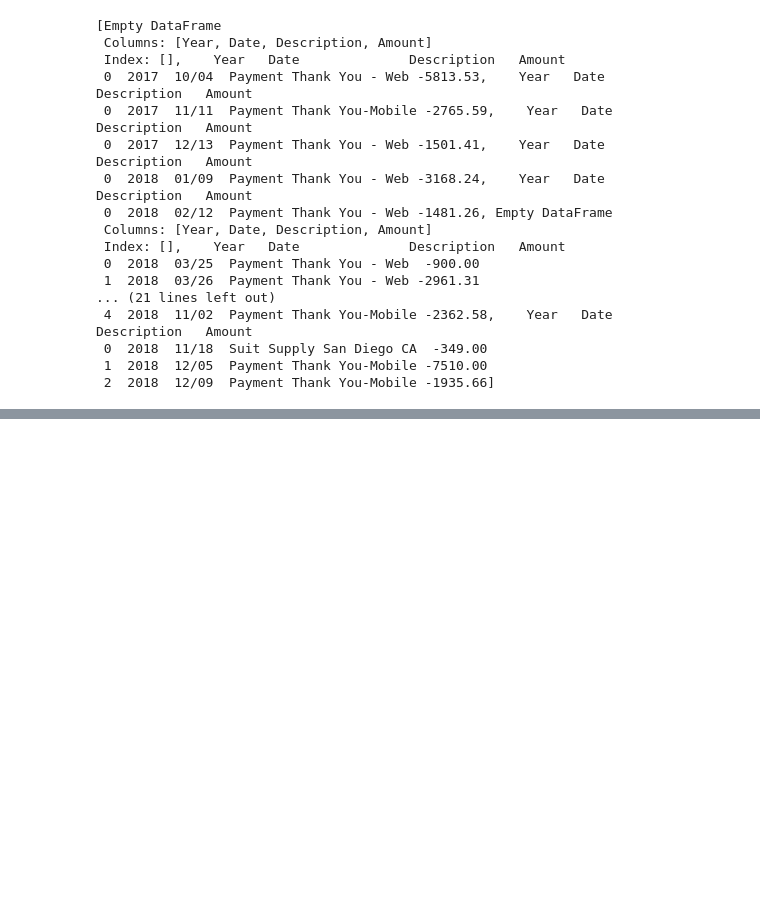
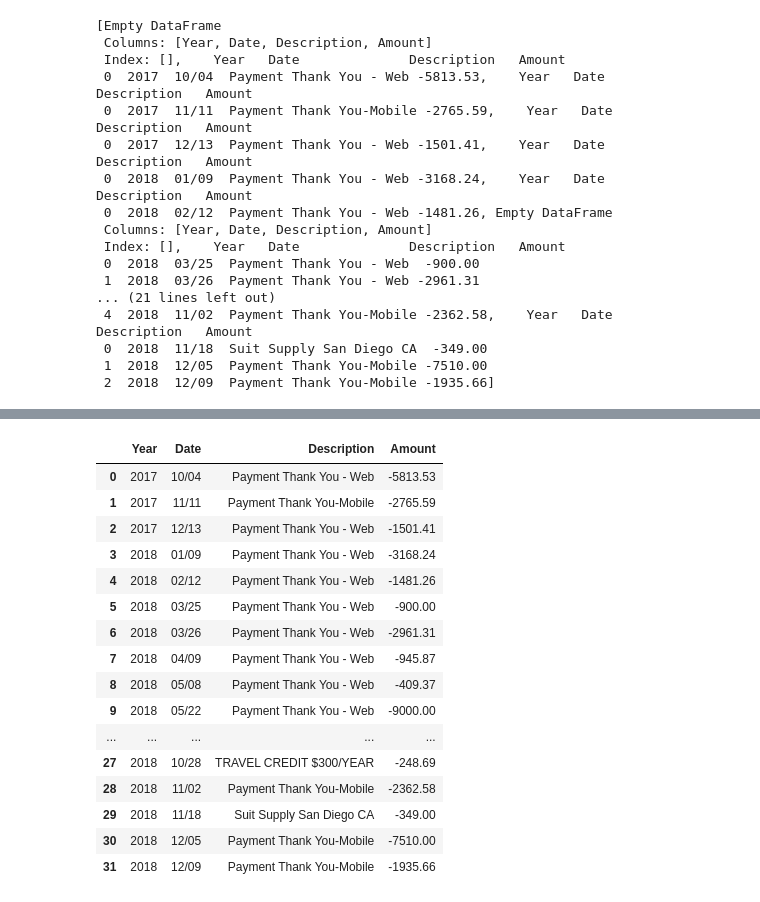
Before and after one commit to tonioteran/notebooks, a Jupyter notebook: chaseParser.ipynb, the cells around one changed output, grey strips where cells are left out. Drawn from its saved outputs; the diff is of its cells as text; code cells hidden in the pictures; blank space fills up the shorter version.

```diff
--- a/chaseParser.ipynb
+++ b/chaseParser.ipynb
@@ -204 +204,21 @@ expenses_master
 545 rows × 4 columns
+# %%
+payments_master
+# %% [output]
+|  | Year | Date | Description | Amount |
+| 0 | 2017 | 10/04 | Payment Thank You - Web | -5813.53 |
+| 1 | 2017 | 11/11 | Payment Thank You-Mobile | -2765.59 |
+| 2 | 2017 | 12/13 | Payment Thank You - Web | -1501.41 |
+| 3 | 2018 | 01/09 | Payment Thank You - Web | -3168.24 |
+| 4 | 2018 | 02/12 | Payment Thank You - Web | -1481.26 |
+| 5 | 2018 | 03/25 | Payment Thank You - Web | -900.00 |
+| 6 | 2018 | 03/26 | Payment Thank You - Web | -2961.31 |
+| 7 | 2018 | 04/09 | Payment Thank You - Web | -945.87 |
+| 8 | 2018 | 05/08 | Payment Thank You - Web | -409.37 |
+| 9 | 2018 | 05/22 | Payment Thank You - Web | -9000.00 |
+| ... | ... | ... | ... | ... |
+| 27 | 2018 | 10/28 | TRAVEL CREDIT $300/YEAR | -248.69 |
+| 28 | 2018 | 11/02 | Payment Thank You-Mobile | -2362.58 |
+| 29 | 2018 | 11/18 | Suit Supply San Diego CA | -349.00 |
+| 30 | 2018 | 12/05 | Payment Thank You-Mobile | -7510.00 |
+| 31 | 2018 | 12/09 | Payment Thank You-Mobile | -1935.66 |
```
Also changed, not shown: parts of 2 cells of this notebook.
